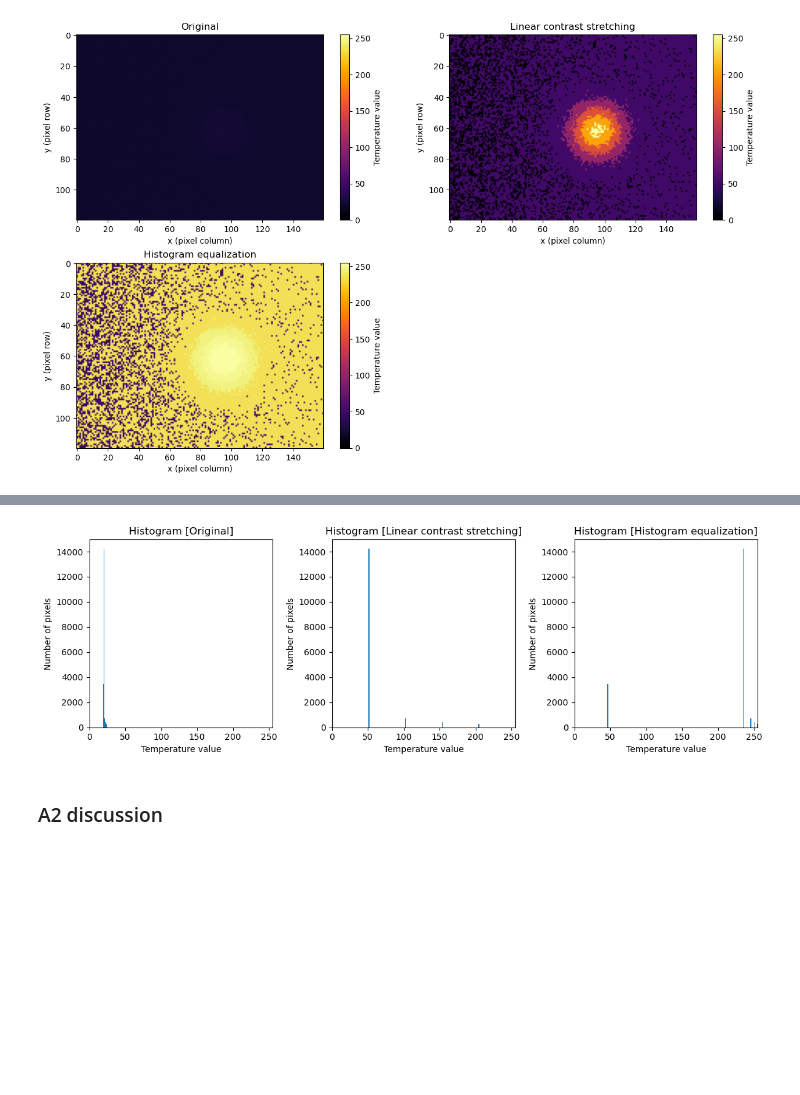
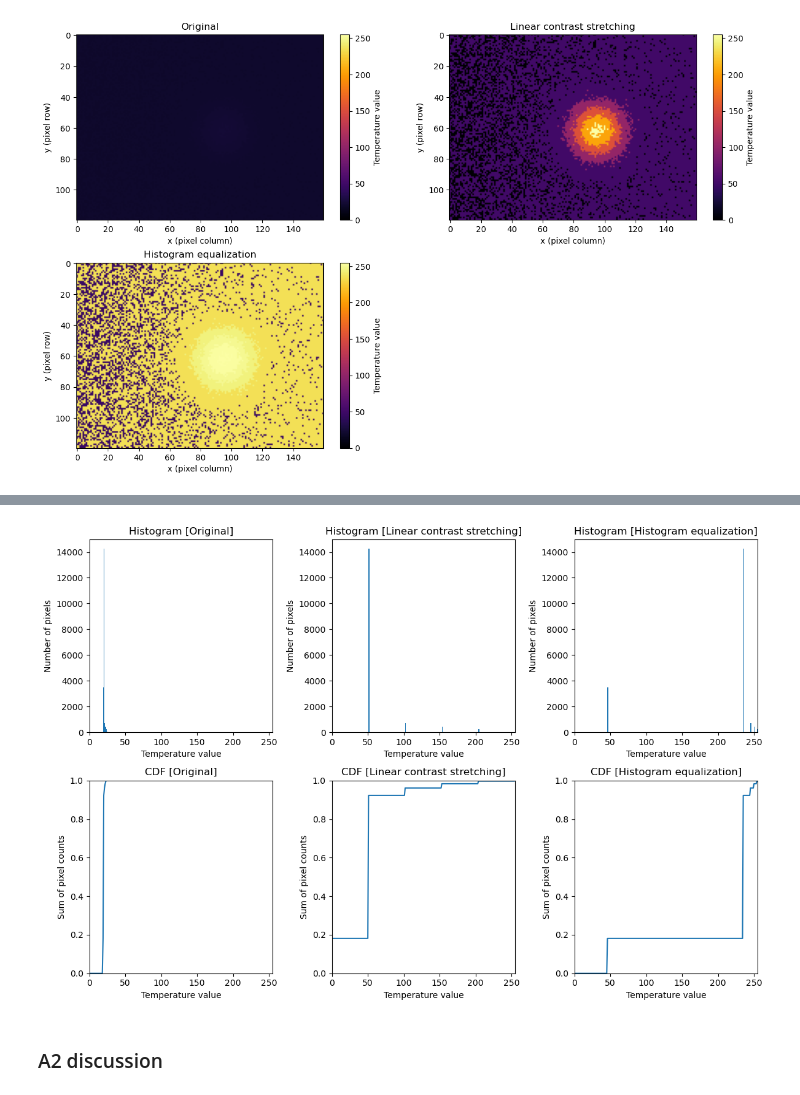
Before and after one commit to apsbenipal2509/OIP_IPYNB, a Jupyter notebook: oip_final_project_repaired.ipynb, the cells around one changed output, grey strips where cells are left out. Drawn from its saved outputs; the diff is of its cells as text; code cells hidden in the pictures; blank space fills up the shorter version.

```diff
--- a/oip_final_project_repaired.ipynb
+++ b/oip_final_project_repaired.ipynb
@@ -323,28 +305,58 @@ Highest value of new image:  24
 # %%
-fig, axes = plt.subplots(1, 3, figsize=(12, 4))
+# Finding CDF after "Linear contrast stretching"
+hist_A2_stretched, _ = np.histogram(synthetic_image_stretched, bins=256, range=(0, 256))
+cdf_A2_stretched = np.cumsum(hist_A2_stretched) / hist_A2_stretched.sum()
+# Finding CDF after "Histogram Equalization"
+hist_A2_eqzd, _ = np.histogram(synthetic_image_eqzd, bins=256, range=(0, 256))
+cdf_A2_eqzd = np.cumsum(hist_A2_eqzd) / hist_A2_eqzd.sum()
 
-axes[0].hist(synthetic_image_uint8.ravel(), bins=256, range=(0, 256))
-axes[0].set_title("Histogram [Original]")
-axes[0].set_xlabel("Temperature value")
-axes[0].set_ylabel("Number of pixels")
-axes[0].set_xlim(0, 255)
 
-axes[1].hist(synthetic_image_stretched.ravel(), bins=256, range=(0, 256))
-axes[1].set_title("Histogram [Linear contrast stretching]")
-axes[1].set_xlabel("Temperature value")
-axes[1].set_ylabel("Number of pixels")
-axes[1].set_xlim(0, 255)
+# --------------------- Plotting ---------------------
+fig, axes = plt.subplots(2, 3, figsize=(12, 8))
 
-axes[2].hist(synthetic_image_eqzd.ravel(), bins=256, range=(0, 256))
-axes[2].set_title("Histogram [Histogram equalization]")
-axes[2].set_xlabel("Temperature value")
-axes[2].set_ylabel("Number of pixels")
-axes[2].set_xlim(0, 255)
+axes[0, 0].hist(synthetic_image_uint8.ravel(), bins=256, range=(0, 256))
+axes[0, 0].set_title("Histogram [Original]")
+axes[0, 0].set_xlabel("Temperature value")
+axes[0, 0].set_ylabel("Number of pixels")
+axes[0, 0].set_xlim(0, 255)
+
+axes[0, 1].hist(synthetic_image_stretched.ravel(), bins=256, range=(0, 256))
+axes[0, 1].set_title("Histogram [Linear contrast stretching]")
+axes[0, 1].set_xlabel("Temperature value")
+axes[0, 1].set_ylabel("Number of pixels")
+axes[0, 1].set_xlim(0, 255)
+
+axes[0, 2].hist(synthetic_image_eqzd.ravel(), bins=256, range=(0, 256))
+axes[0, 2].set_title("Histogram [Histogram equalization]")
+axes[0, 2].set_xlabel("Temperature value")
+axes[0, 2].set_ylabel("Number of pixels")
+axes[0, 2].set_xlim(0, 255)
+
+axes[1, 0].plot(cdf_A2)
+axes[1, 0].set_xlabel("Temperature value")
+axes[1, 0].set_ylabel("Sum of pixel counts")
+axes[1, 0].set_title("CDF [Original]")
+axes[1, 0].set_xlim(0, 255)
+axes[1, 0].set_ylim(0, 1)
+
+axes[1, 1].plot(cdf_A2_stretched)
+axes[1, 1].set_xlabel("Temperature value")
+axes[1, 1].set_ylabel("Sum of pixel counts")
+axes[1, 1].set_title("CDF [Linear contrast stretching]")
+axes[1, 1].set_xlim(0, 255)
+axes[1, 1].set_ylim(0, 1)
+
+axes[1, 2].plot(cdf_A2_eqzd)
+axes[1, 2].set_xlabel("Temperature value")
+axes[1, 2].set_ylabel("Sum of pixel counts")
+axes[1, 2].set_title("CDF [Histogram equalization]")
+axes[1, 2].set_xlim(0, 255)
+axes[1, 2].set_ylim(0, 1)
 
 plt.tight_layout()
 plt.show()
 # %% [output]
-[figure, old version]
+[figure, new version]
 # %% [markdown]
 ### A2 discussion
 # %% [markdown]
```
Also changed, not shown: parts of 1 cell of this notebook.
